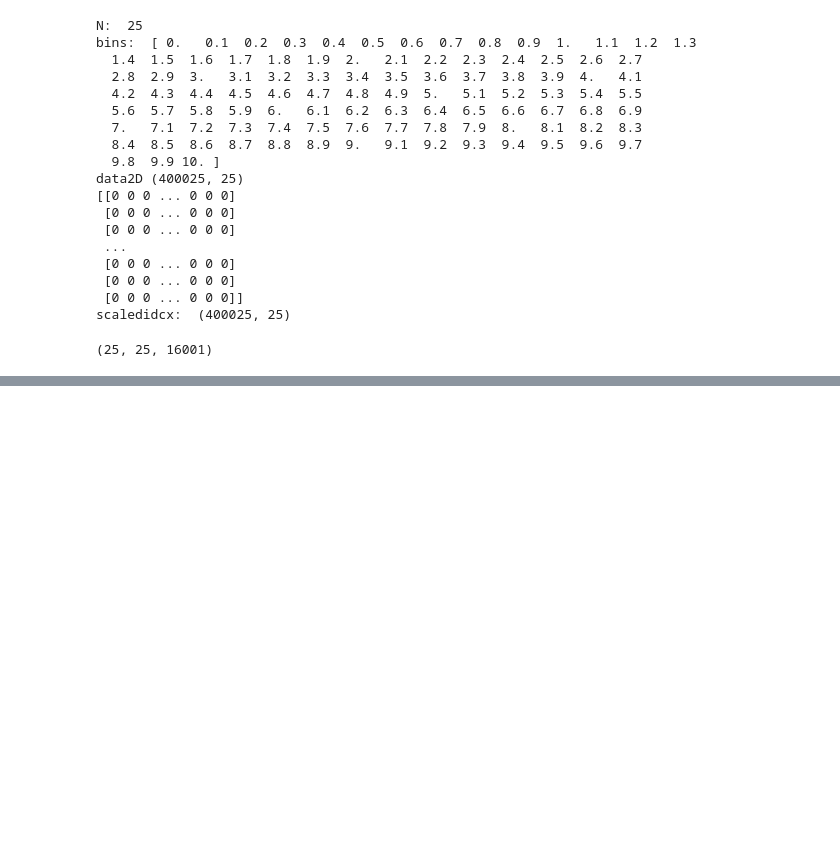
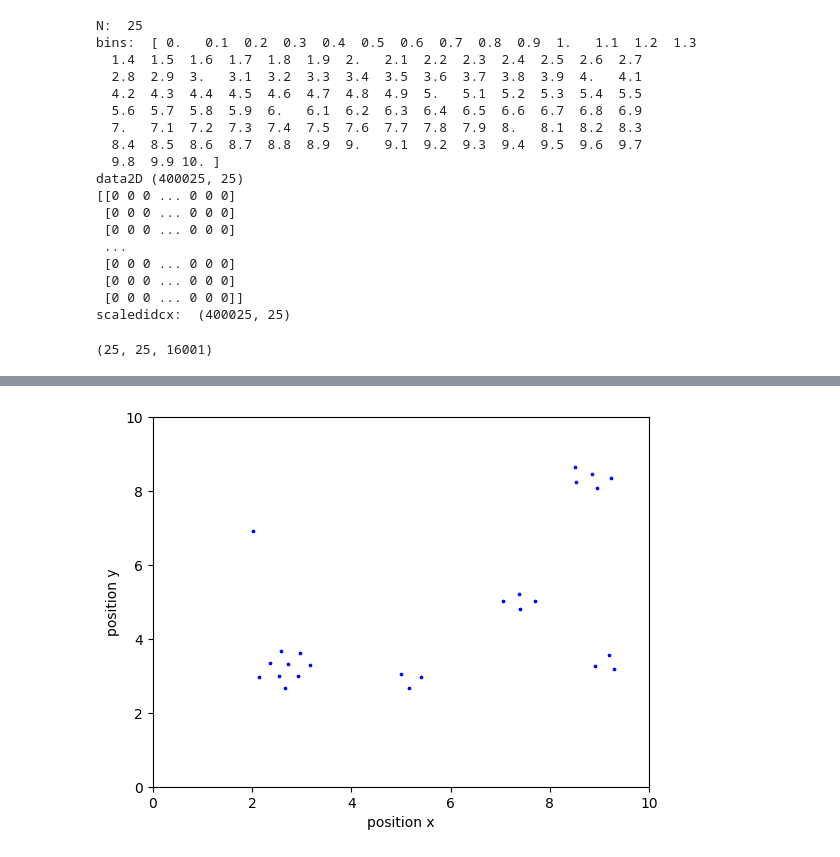
Before and after one commit to JONNeKK/ccs, a Jupyter notebook: week_6/week_6.ipynb, the cells around one changed output, grey strips where cells are left out. Saved outputs shown, nothing was run; the diff lists cells and outputs as text; code cells hidden in the pictures; blank space fills up the shorter version.

```diff
--- a/week_6/week_6.ipynb
+++ b/week_6/week_6.ipynb
@@ -772,0 +786,4 @@ ax.vlines(2*anal.sim.box.particles_r[0],-1e-20,3e-20, colors='black', linewidth
+# %%
+anal.animation(save_pls=True)
+# %% [output]
+[figure, added]
```
Also changed, not shown: parts of 17 cells of this notebook, 1 other file.
